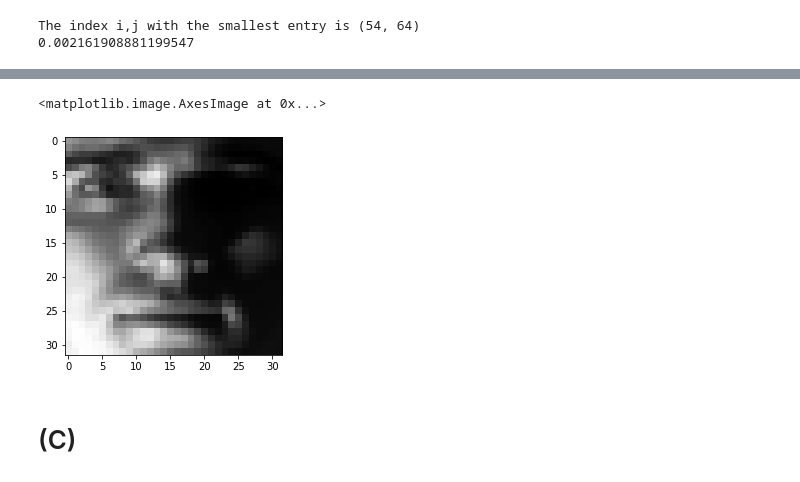
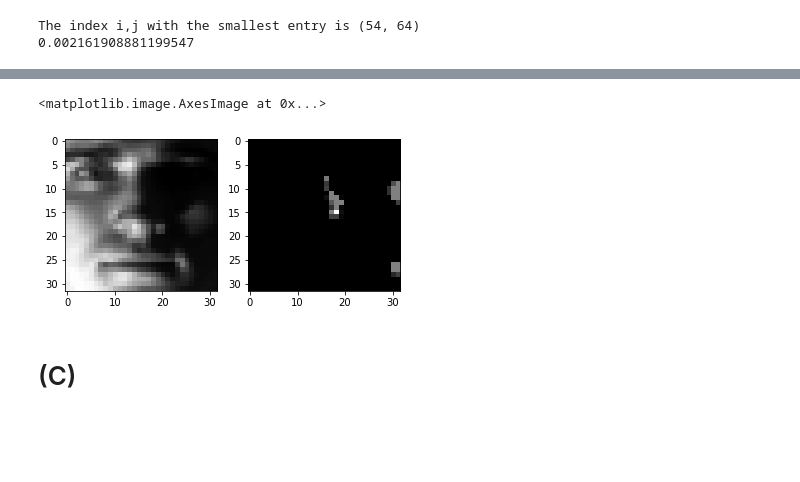
Before and after one commit to ZiwenLi0325/EE399, a Jupyter notebook: hw2/hw2.ipynb, the cells around one changed output, grey strips where cells are left out. Cells and saved outputs as stored; diff of their text form; code cells hidden in the pictures; blank space fills up the shorter version.

```diff
--- a/hw2/hw2.ipynb
+++ b/hw2/hw2.ipynb
@@ -78,8 +73,13 @@ plt.imshow(X[:,64].reshape([32,32]),cmap = "gray")
-# %%
-plt.imshow(X[:,54].reshape([32,32]),cmap = "gray")
-# %% [output]
-<matplotlib.image.AxesImage at 0x...>
-[figure, removed]
+# %%
+plt.subplot(1,2,1)
+print_copy = X[:,54]
+plt.imshow(print_copy.reshape([32,32]),cmap = "gray")
+plt.subplot(1,2,2)
+print_copy = X[:,64]
+plt.imshow(print_copy.reshape([32,32]),cmap = "gray")
+# %% [output]
+<matplotlib.image.AxesImage at 0x...>
+[figure, added]
 # %% [markdown]
 # (C)
 # %%
```
Also changed, not shown: parts of 3 cells of this notebook, 8 other files.
